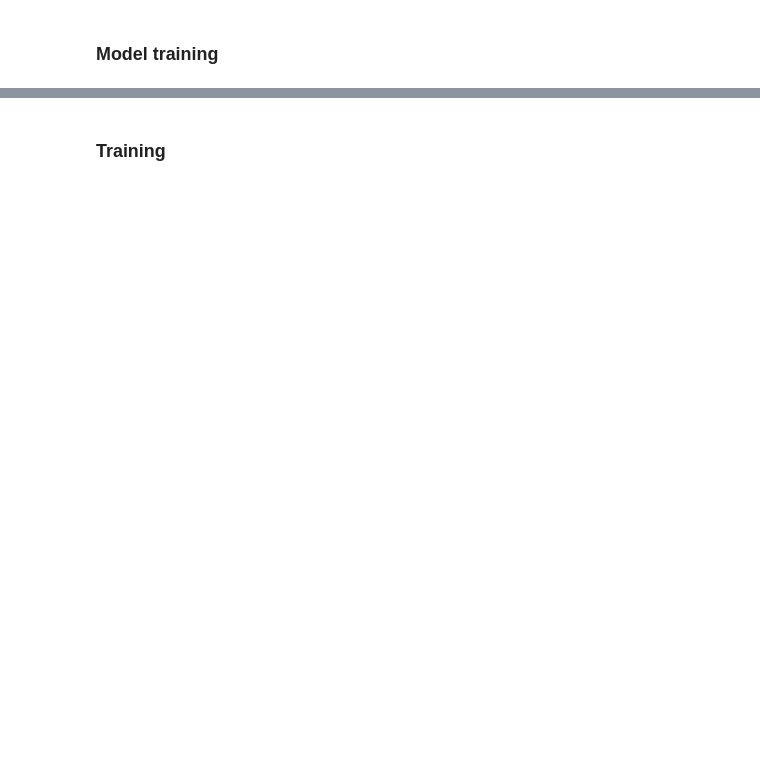
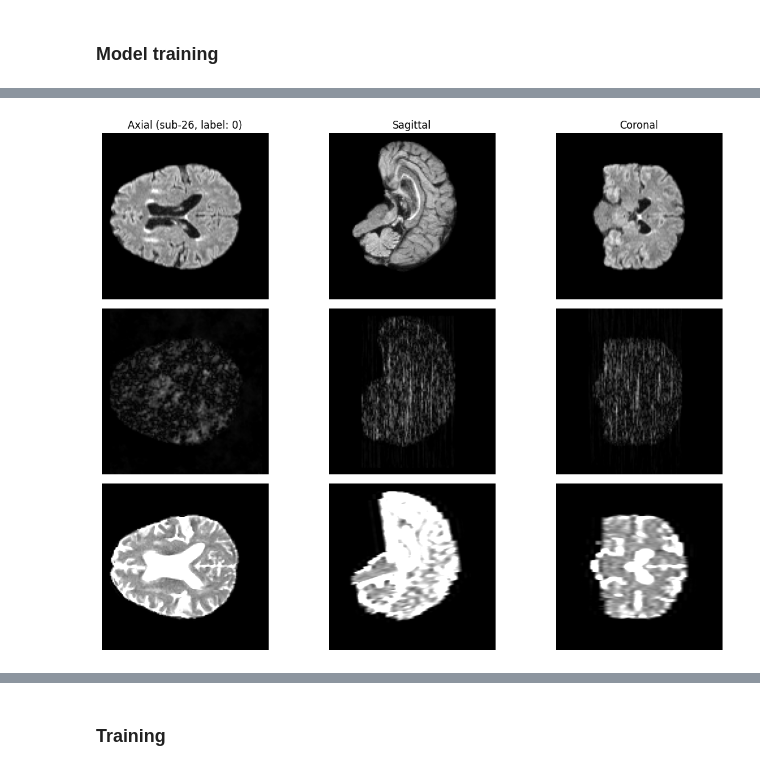
Before and after one commit to theotimefd/StrokeUADiag, a Jupyter notebook: classification/densenet_training.ipynb, the cells around one changed output, grey strips where cells are left out. Drawn from its saved outputs; the diff is of its cells as text; code cells hidden in the pictures; blank space fills up the shorter version.

Commit message:
first classif experiments

```diff
--- a/classification/densenet_training.ipynb
+++ b/classification/densenet_training.ipynb
@@ -132,3 +243,0 @@ AttributeError: 'numpy.ndarray' object has no attribute 'affine'
-# %%
-img = nib.load(ROOT_DIR+f"datasets/StrokeUADiag_classification_inputs/stacked_sub-139.nii.gz")
-print(img.shape)
@@ -151,0 +265,7 @@ print(labels)
+# %%
+
+images = glob.glob(ROOT_DIR+"datasets/StrokeUADiag_classification_inputs/stacked_*.nii.gz")
+final_images = [image for image in images if image.split('_')[-1].replace(".nii.gz", "") in merged_df['participant_id'].values]
+
+print(len(images))
+print(final_images)
@@ -193,0 +318,74 @@ val_loader = DataLoader(val_ds, batch_size=2, num_workers=2, pin_memory=torch.cu
+# %%
+image_num = 20
+
+def _to_numpy(x):
+    if isinstance(x, torch.Tensor):
+        return x.detach().cpu().numpy()
+    return np.asarray(x)
+
+n_show = 3
+fig, axes = plt.subplots(n_show, 3, figsize=(12, 3 * n_show))
+if n_show == 1:
+    axes = np.expand_dims(axes, 0)
+
+
+
+image_name = os.path.basename(final_images[image_num]).replace(".nii.gz", "").split('_')[-1]
+sample = train_ds[image_num]
+vmax = 450.0
+
+img = _to_numpy(sample["img"])  # expected shape (C, H, W, D)
+lbl = sample.get("label", None)
+
+# ------ FLAIR channel ------
+c0 = img[0] if img.ndim == 4 else img  # use channel 0 (FLAIR)
+H, W, D = c0.shape
+
+axial = c0[:, :, D // 2]          # H x W
+sagittal = c0[H // 2, :, :]      # W x D -> transpose for display
+coronal = c0[:, W // 2, :]       # H x D -> transpose for display
+
+for j, slc in enumerate([axial, sagittal, coronal]):
+
+
+    axes[0, j].imshow(slc, cmap="gray", vmin=0, vmax=vmax)
+    axes[0, j].axis("off")
+
+# ------ Ano map ------
+c1 = img[1] if img.ndim == 4 else img  # use channel 1 (Ano map)
+H, W, D = c1.shape
+
+axial = c1[:, :, D // 2]          # H x W
+sagittal = c1[H // 2, :, :]      # W x D -> transpose for display
+coronal = c1[:, W // 2, :]       # H x D -> transpose for display
+
+for j, slc in enumerate([axial, sagittal, coronal]):
+
+
+    axes[1, j].imshow(slc, cmap="gray", vmin=0, vmax=vmax)
+    axes[1, j].axis("off")
+
+# ------- Registered atlas ------
+c2 = img[2] if img.ndim == 4 else img  # use channel 2 (Registered atlas)
+H, W, D = c2.shape
+
+axial = c2[:, :, D // 2]          # H x W
+sagittal = c2[H // 2, :, :]      # W x D -> transpose for display
+coronal = c2[:, W // 2, :]       # H x D -> transpose for display
+
+for j, slc in enumerate([axial, sagittal, coronal]):
+
+
+    axes[2, j].imshow(slc, cmap="gray", vmin=0, vmax=vmax)
+    axes[2, j].axis("off")
+
+# set titles
+
+axes[0, 0].set_title(f"Axial ({image_name}, label: {lbl})")
+axes[0, 1].set_title("Sagittal")
+axes[0, 2].set_title("Coronal")
+
+plt.tight_layout()
+plt.show()
+# %% [output]
+[figure, added]
```
Also changed, not shown: parts of 17 cells of this notebook, 57 other files.
